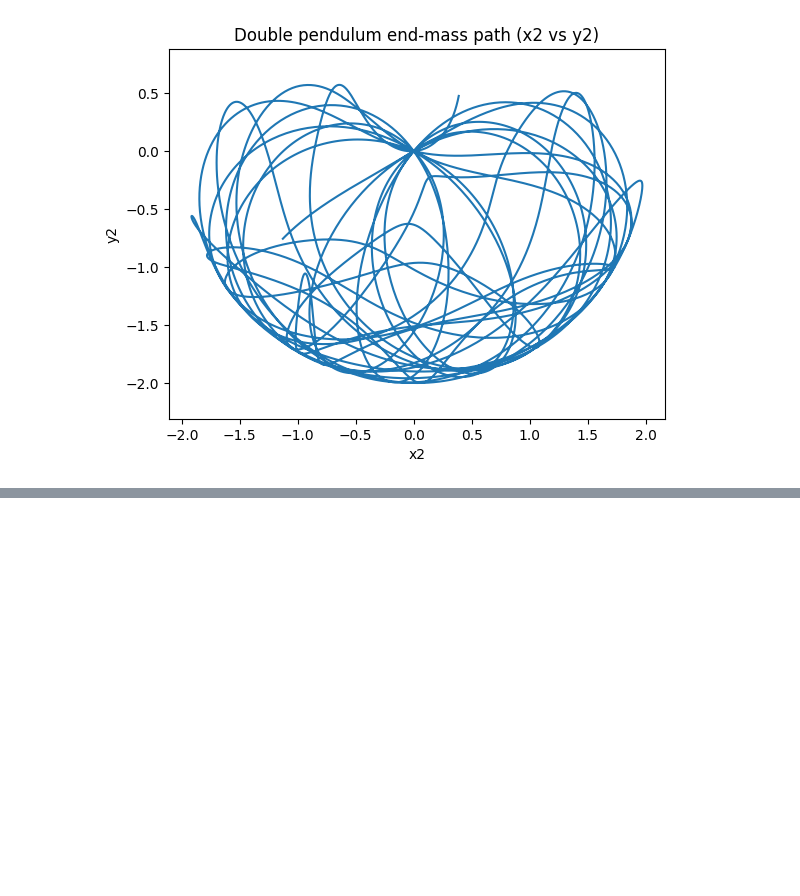
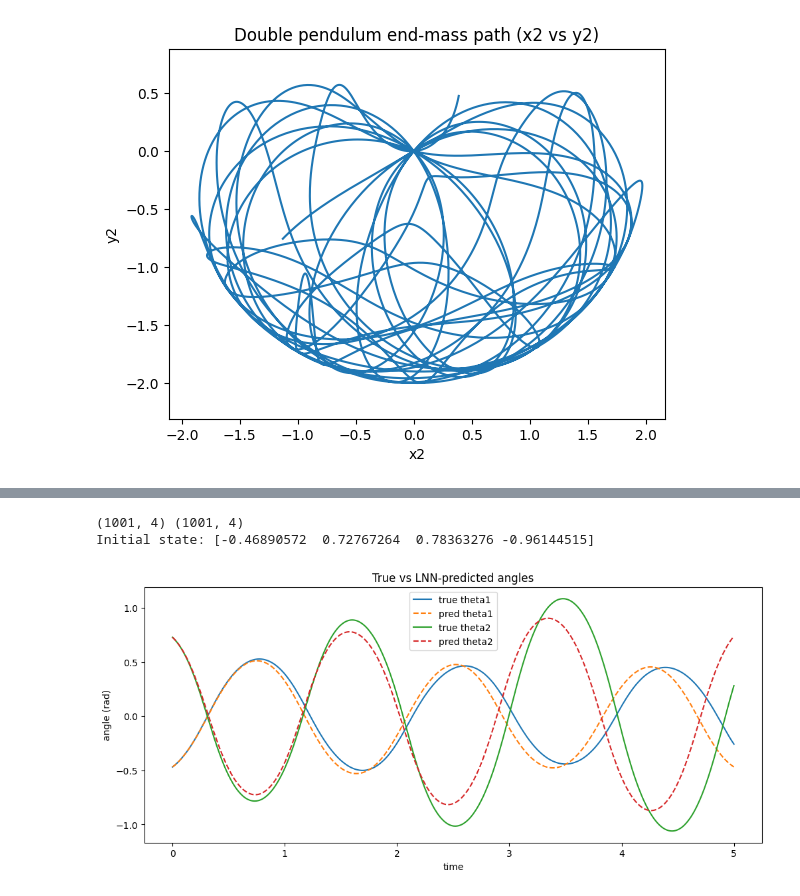
Before and after one commit to kris-gaudel/pinn, a Jupyter notebook: models/lagrangian_nn.ipynb, the cells around one changed output, grey strips where cells are left out. Saved outputs shown, nothing was run; the diff lists cells and outputs as text; code cells hidden in the pictures; blank space fills up the shorter version.

```diff
--- a/models/lagrangian_nn.ipynb
+++ b/models/lagrangian_nn.ipynb
@@ -245,0 +458,19 @@ Val:   (25498, 4) (25498, 2)
+# %%
+model_key, train_key = jax.random.split(jax.random.PRNGKey(42))
+
+model = LagrangianMLP(
+    key=model_key,
+    in_size=4,
+    width=128,   # paper does 500
+    depth=3
+)
+
+model, train_losses, val_losses = train_lnn(
+    model,
+    Xtr, Ytr,
+    Xva, Yva,
+    key=train_key,
+    epochs=50,
+    batch_size=32,
+    lr=1e-3
+)
@@ -245,0 +525,27 @@ Val:   (25498, 4) (25498, 2)
+# %%
+x0 = Xva[0]
+steps_viz = 1000
+
+true_traj = rollout(x0, params, dt, steps_viz)
+pred_traj = learned_rollout(model, x0, dt, steps_viz)
+
+print(true_traj.shape, pred_traj.shape)
+print("Initial state:", x0)
+# %% [output]
+(1001, 4) (1001, 4)
+Initial state: [-0.46890572  0.72767264  0.78363276 -0.96144515]
+# %%
+t = jnp.arange(steps_viz + 1) * dt
+
+plt.figure(figsize=(12, 5))
+plt.plot(t, true_traj[:, 0], label="true theta1")
+plt.plot(t, pred_traj[:, 0], "--", label="pred theta1")
+plt.plot(t, true_traj[:, 1], label="true theta2")
+plt.plot(t, pred_traj[:, 1], "--", label="pred theta2")
+plt.xlabel("time")
+plt.ylabel("angle (rad)")
+plt.title("True vs LNN-predicted angles")
+plt.legend()
+plt.show()
+# %% [output]
+[figure, added]
```
Also changed, not shown: parts of 13 cells of this notebook.
